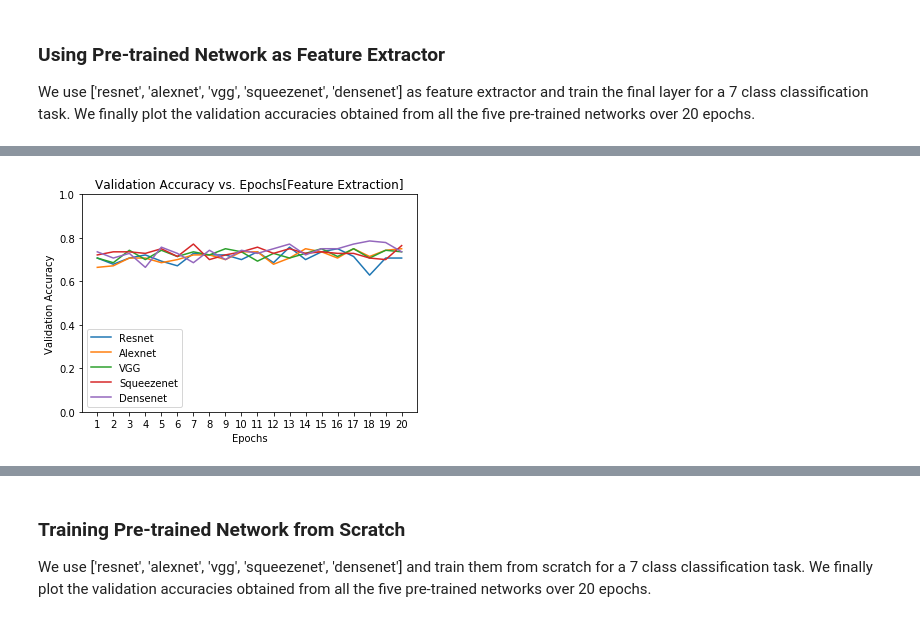
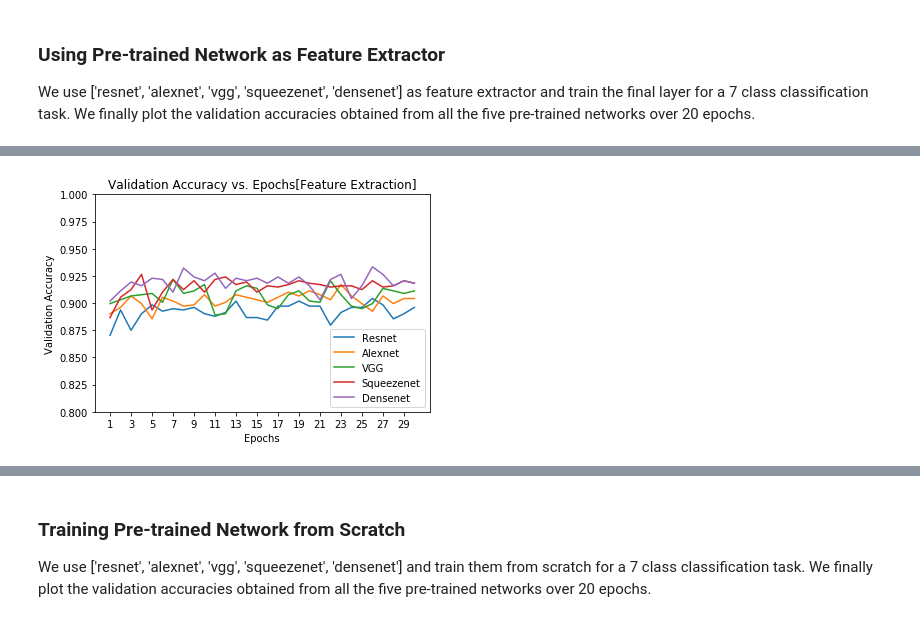
Before and after one commit to parthpankajtiwary/deeplearning, a Jupyter notebook: Test Run Project-1[Deep Learning].ipynb, the cells around one changed output, grey strips where cells are left out. Saved outputs shown, nothing was run; the diff lists cells and outputs as text; code cells hidden in the pictures.

Commit message:
Results from feature extractor comparison
Added some images of results
Updated Ipython notebook

```diff
--- a/Test Run Project-1[Deep Learning].ipynb
+++ b/Test Run Project-1[Deep Learning].ipynb
@@ -19,18 +19,18 @@ Torchvision Version:  0.2.1
 # %%
 # Top level data directory. Here we assume the format of the directory conforms
 # to the ImageFolder structure
-data_dir = "E:/minc-2500/data"
+data_dir = "E:/data/dataset_updated/"
 
 # Number of classes in the dataset
-num_classes = 7
+num_classes = 5
 
 model_name = 'resnet'
 
 # Batch size for training (change depending on how much memory you have)
-batch_size = 20
+batch_size = 7
 
 # Number of epochs to train for
-num_epochs = 20
+num_epochs = 30
 
 # Flag for feature extracting. When False, we finetune the whole model,
 #   when True we only update the reshaped layer params
@@ -335,31 +280,32 @@ Best val Acc: 0.785714
 # %%
 # Plot the training curves of validation accuracy vs. number
 # of training epochs for the transfer learning method and
 # the model trained from scratch
 resnet = []
 alexnet = []
 vgg = []
 squeezenet = []
 densenet = []
 
 resnet = [h.cpu().numpy() for h in acc_history['resnet']]
 alexnet = [h.cpu().numpy() for h in acc_history['alexnet']]
 vgg = [h.cpu().numpy() for h in acc_history['vgg']]
 squeezenet = [h.cpu().numpy() for h in acc_history['squeezenet']]
 densenet = [h.cpu().numpy() for h in acc_history['densenet']]
 
 plt.title("Validation Accuracy vs. Epochs[Feature Extraction]")
 plt.xlabel("Epochs")
 plt.ylabel("Validation Accuracy")
 plt.plot(range(1,num_epochs+1),resnet,label="Resnet")
 plt.plot(range(1,num_epochs+1),alexnet,label="Alexnet")
 plt.plot(range(1,num_epochs+1),vgg,label="VGG")
 plt.plot(range(1,num_epochs+1),squeezenet,label="Squeezenet")
 plt.plot(range(1,num_epochs+1),densenet,label="Densenet")
 # plt.plot(range(1,num_epochs+1),inception,label="Inception")
-plt.ylim((0,1.))
-plt.xticks(np.arange(1, num_epochs+1, 1.0))
+plt.ylim((0.8, 1.))
+plt.xticks(np.arange(1, num_epochs + 1, 2.0))
 plt.legend()
+plt.savefig("feature_extractor_zoomed_in.jpg", bbox_inches='tight')
 plt.show()
 # %% [output]
-[figure, old version]
+[figure, new version]
```
Also changed, not shown: parts of 9 cells of this notebook, 2 other files.
